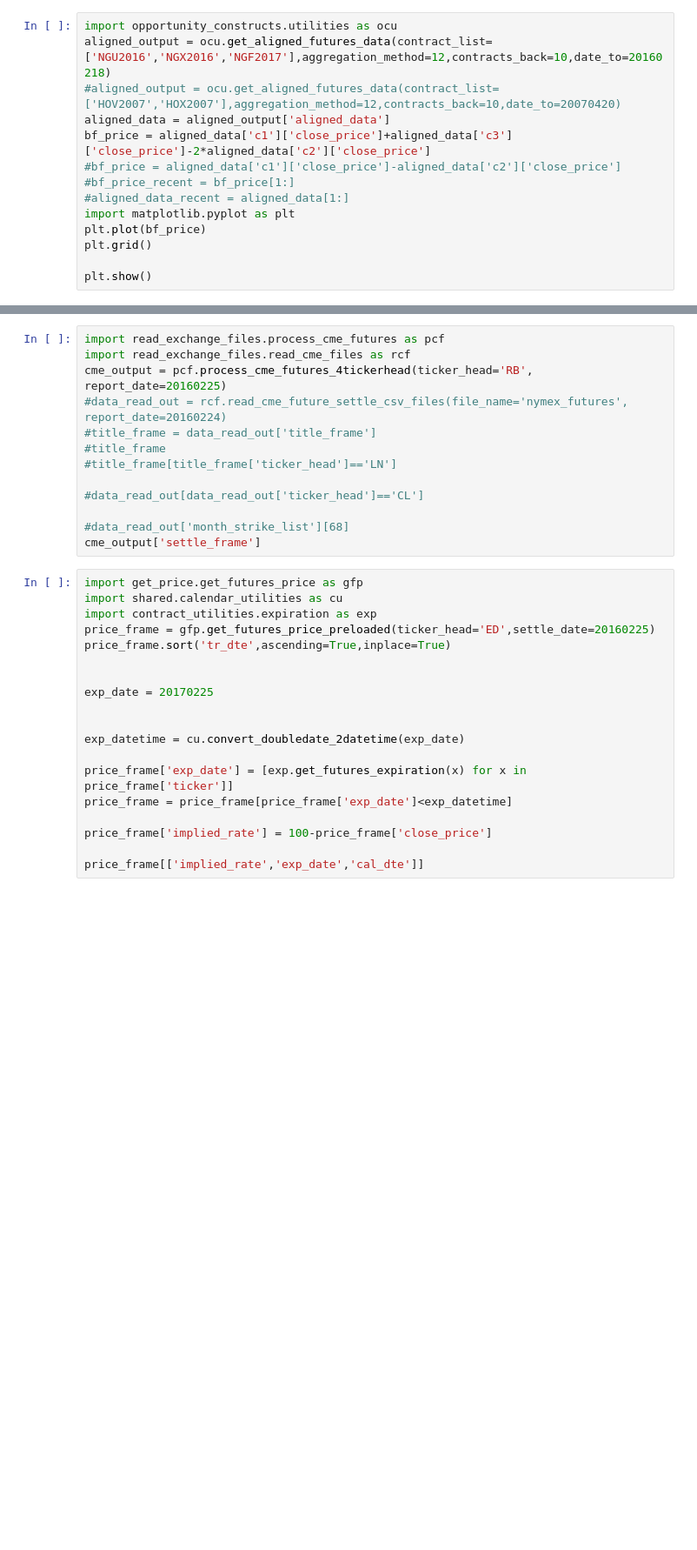
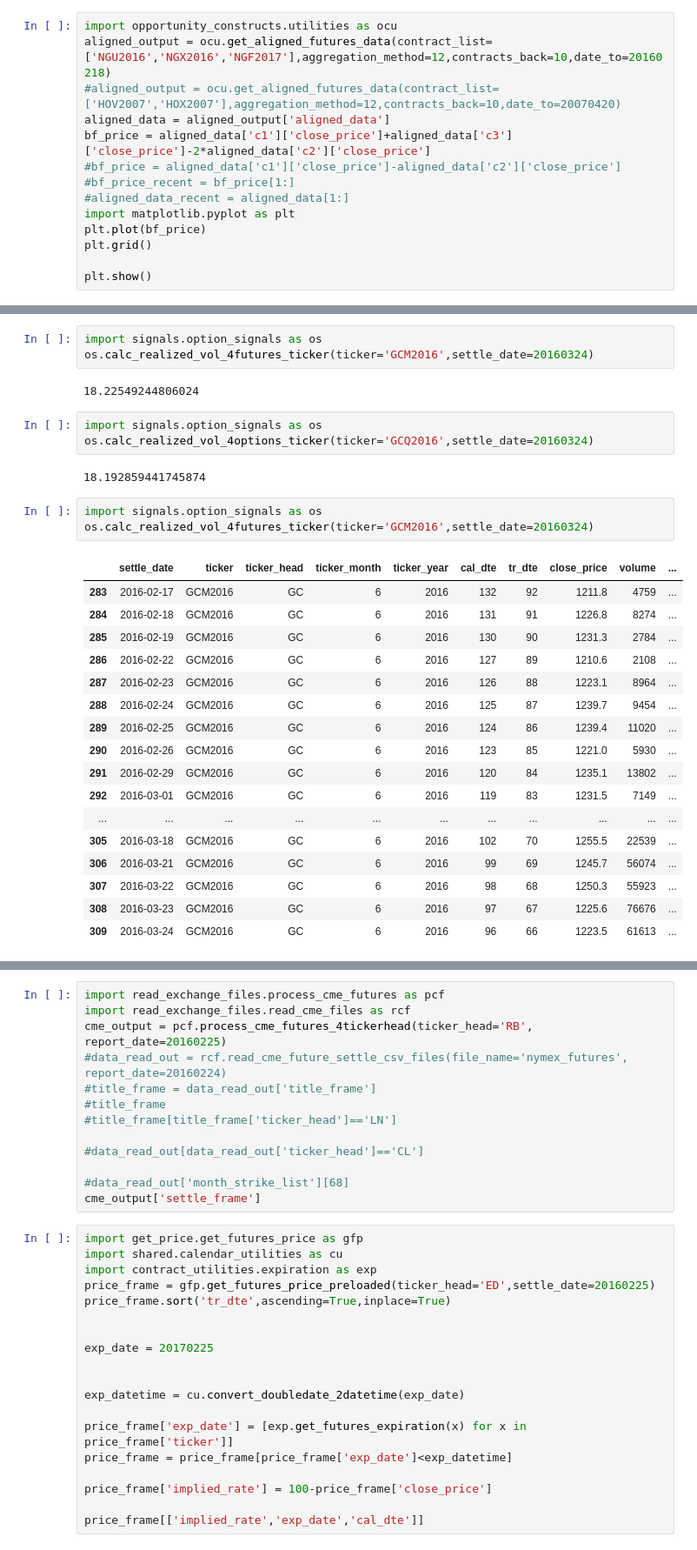
Before and after one commit to d0p34m1n3/repo_barbarossa, a Jupyter notebook: PycharmProjects/quandl/Untitled.ipynb, the cells around one changed output, grey strips where cells are left out. Shown at 87% size. Cells and saved outputs as stored; diff of their text form; blank space fills up the shorter version.

```diff
--- a/PycharmProjects/quandl/Untitled.ipynb
+++ b/PycharmProjects/quandl/Untitled.ipynb
@@ -241,0 +260,31 @@ set(ticker_head_list)-set(new_list)
+# %%
+import signals.option_signals as os
+os.calc_realized_vol_4futures_ticker(ticker='GCM2016',settle_date=20160324)
+# %% [output]
+18.22549244806024
+# %%
+import signals.option_signals as os
+os.calc_realized_vol_4options_ticker(ticker='GCQ2016',settle_date=20160324)
+# %% [output]
+18.192859441745874
+# %%
+import signals.option_signals as os
+os.calc_realized_vol_4futures_ticker(ticker='GCM2016',settle_date=20160324)
+# %% [output]
+|  | settle_date | ticker | ticker_head | ticker_month | ticker_year | cal_dte | tr_dte | close_price | volume | ... |
+| 283 | 2016-02-17 | GCM2016 | GC | 6 | 2016 | 132 | 92 | 1211.8 | 4759 | ... |
+| 284 | 2016-02-18 | GCM2016 | GC | 6 | 2016 | 131 | 91 | 1226.8 | 8274 | ... |
+| 285 | 2016-02-19 | GCM2016 | GC | 6 | 2016 | 130 | 90 | 1231.3 | 2784 | ... |
+| 286 | 2016-02-22 | GCM2016 | GC | 6 | 2016 | 127 | 89 | 1210.6 | 2108 | ... |
+| 287 | 2016-02-23 | GCM2016 | GC | 6 | 2016 | 126 | 88 | 1223.1 | 8964 | ... |
+| 288 | 2016-02-24 | GCM2016 | GC | 6 | 2016 | 125 | 87 | 1239.7 | 9454 | ... |
+| 289 | 2016-02-25 | GCM2016 | GC | 6 | 2016 | 124 | 86 | 1239.4 | 11020 | ... |
+| 290 | 2016-02-26 | GCM2016 | GC | 6 | 2016 | 123 | 85 | 1221.0 | 5930 | ... |
+| 291 | 2016-02-29 | GCM2016 | GC | 6 | 2016 | 120 | 84 | 1235.1 | 13802 | ... |
+| 292 | 2016-03-01 | GCM2016 | GC | 6 | 2016 | 119 | 83 | 1231.5 | 7149 | ... |
+| ... | ... | ... | ... | ... | ... | ... | ... | ... | ... | ... |
+| 305 | 2016-03-18 | GCM2016 | GC | 6 | 2016 | 102 | 70 | 1255.5 | 22539 | ... |
+| 306 | 2016-03-21 | GCM2016 | GC | 6 | 2016 | 99 | 69 | 1245.7 | 56074 | ... |
+| 307 | 2016-03-22 | GCM2016 | GC | 6 | 2016 | 98 | 68 | 1250.3 | 55923 | ... |
+| 308 | 2016-03-23 | GCM2016 | GC | 6 | 2016 | 97 | 67 | 1225.6 | 76676 | ... |
+| 309 | 2016-03-24 | GCM2016 | GC | 6 | 2016 | 96 | 66 | 1223.5 | 61613 | ... |
```
Also changed, not shown: parts of 60 cells of this notebook, 19 other files.
